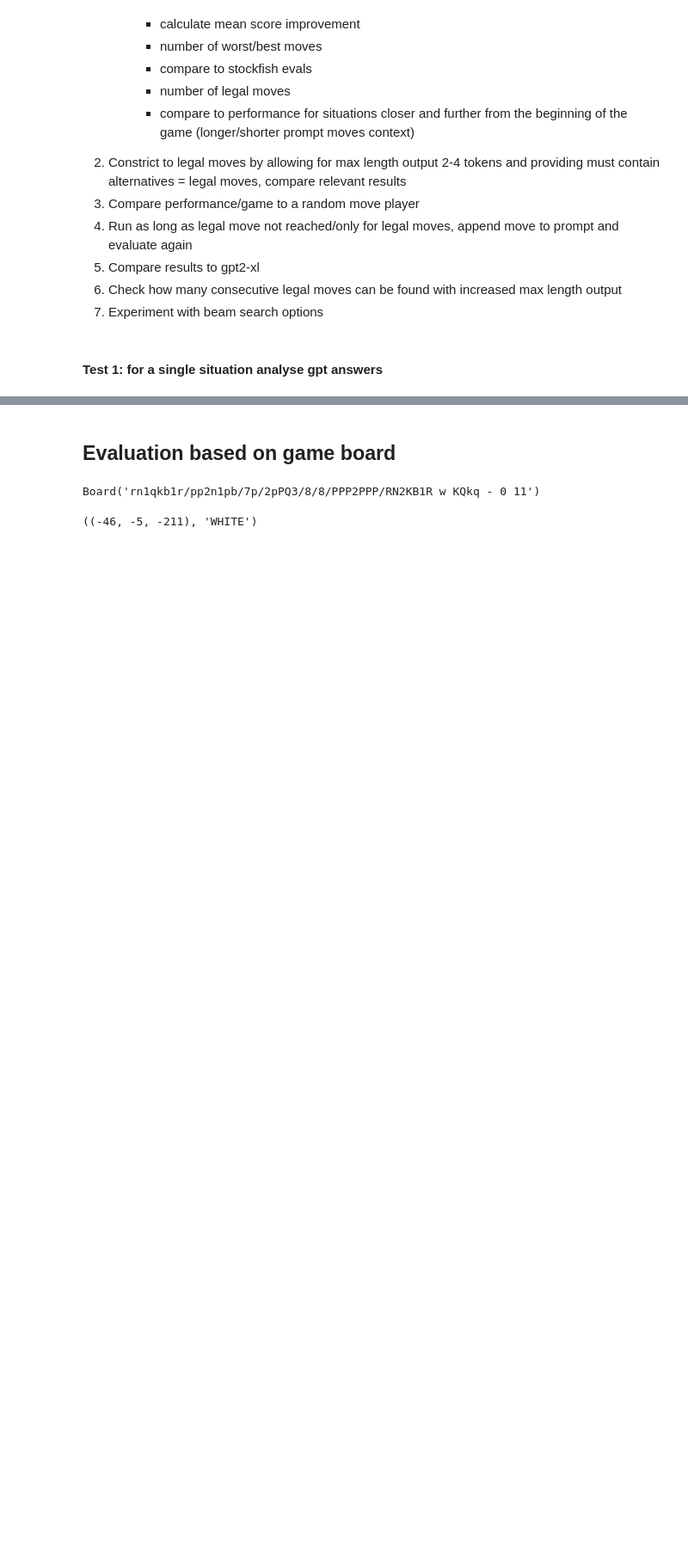
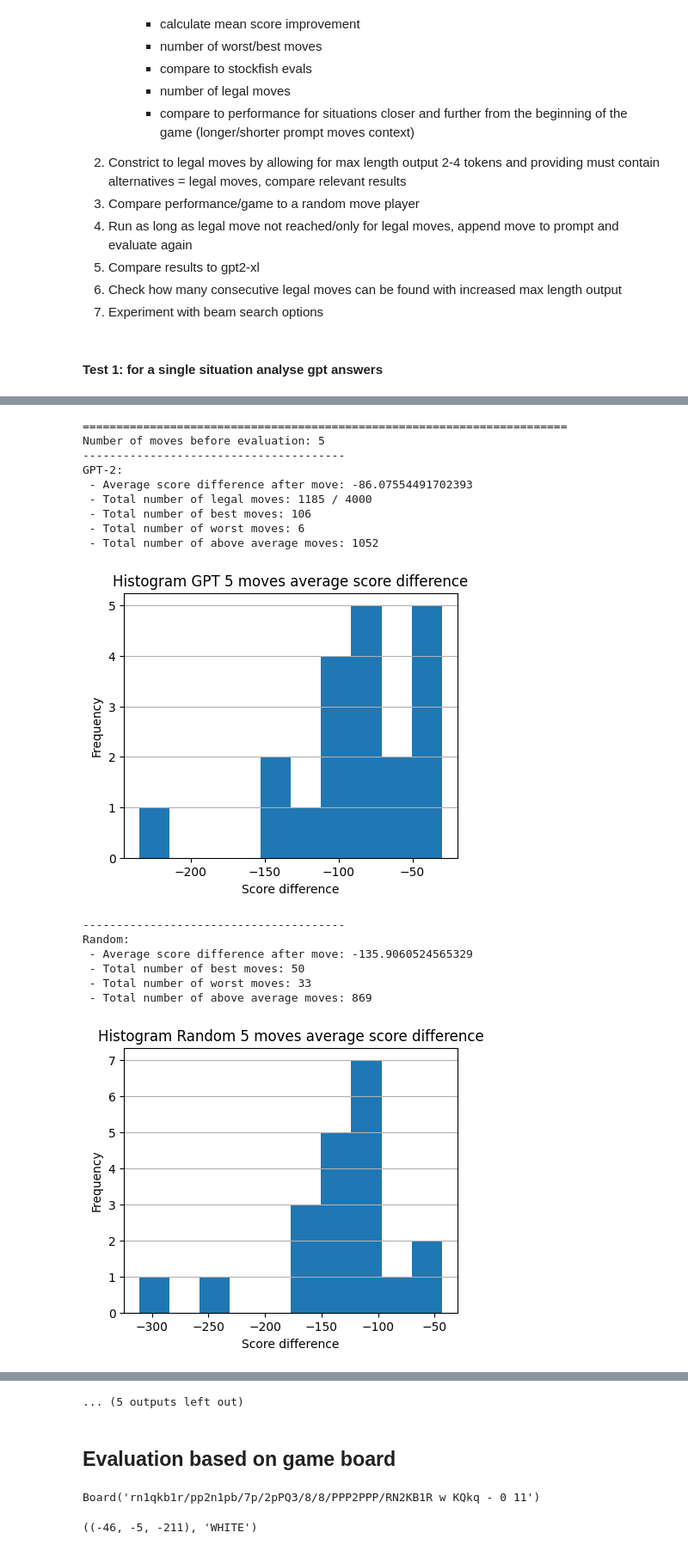
Before and after one commit to MatTheTab/NLP-Chess, a Jupyter notebook: evaluate_gpt2.ipynb, the cells around one changed output, grey strips where cells are left out. Shown: that part at 86% size. Cells and saved outputs as stored; diff of their text form; code cells hidden in the pictures; blank space fills up the shorter version.

```diff
--- a/evaluate_gpt2.ipynb
+++ b/evaluate_gpt2.ipynb
@@ -469,0 +632,14 @@ Game 1 | Number of moves: 10 | Evaluated answers: 100
+# %%
+num_games = 20
+transcripts = test_data_moves["transcript"][:num_games]
+
+num_answers = 200
+tests_num_moves = [5, 10, 15, 20]
+
+summaries = dict([[x, {"gpt": None, "random": None}] for x in tests_num_moves])
+for num_moves in tests_num_moves:
+    print("~~~~~~~~~~~~~~~~~~~~~~~~~~~~~~~~")
+    print(f"Testing results after {num_moves} moves")
+    summary_gpt, summary_random = run_single_game_eval(transcripts, num_moves, num_answers, stockfish, generator, tokenizer)
+    summaries[num_moves]["gpt"] = summary_gpt
+    summaries[num_moves]["random"] = summary_random
@@ -469,0 +656,20 @@ Game 1 | Number of moves: 10 | Evaluated answers: 100
+# %%
+show_results_single_eval(summaries, tests_num_moves)
+# %% [output]
+========================================================================
+Number of moves before evaluation: 5
+---------------------------------------
+GPT-2:
+ - Average score difference after move: -86.07554491702393
+ - Total number of legal moves: 1185 / 4000
+ - Total number of best moves: 106
+ - Total number of worst moves: 6
+ - Total number of above average moves: 1052
+[figure, added]
+---------------------------------------
+Random:
+ - Average score difference after move: -135.9060524565329
+ - Total number of best moves: 50
+ - Total number of worst moves: 33
+ - Total number of above average moves: 869
+[figure, added]
@@ -470,3 +710,4 @@ Game 1 | Number of moves: 10 | Evaluated answers: 100
+... (5 outputs left out)
 # %%
 # transcript = test_data_moves['transcript'][0]
 # board, moves = get_state_after_moves(transcript, 3)
```
Also changed, not shown: parts of 11 cells of this notebook.
